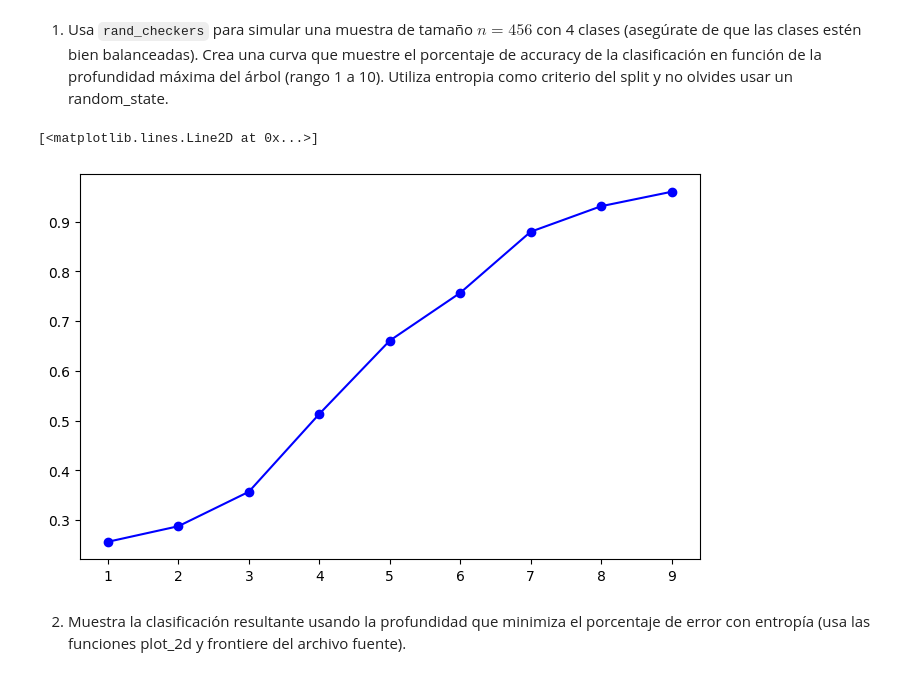
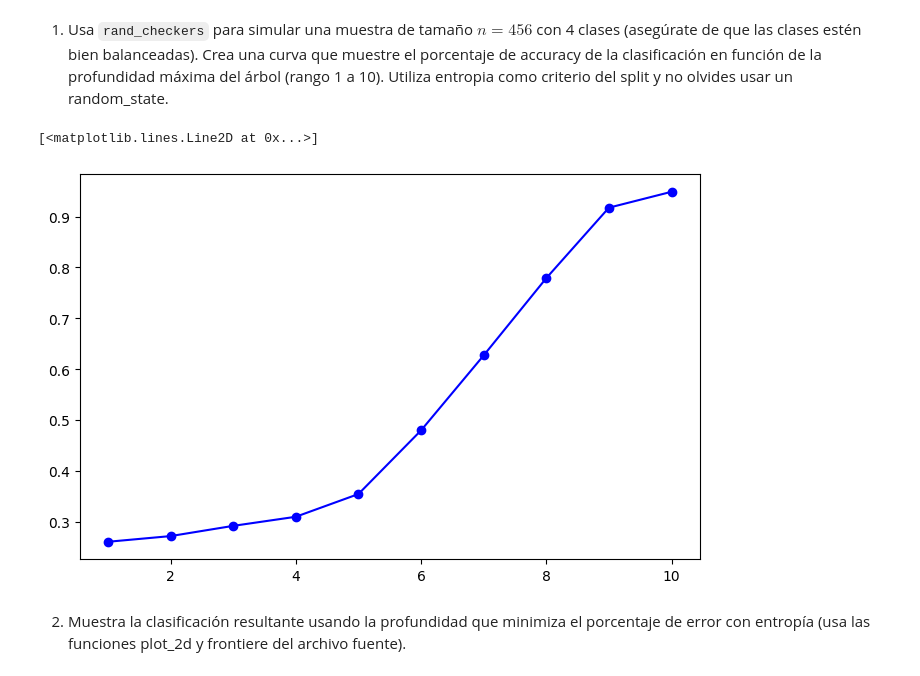
Before and after one commit to nicoArriagadaj/Lab6, a Jupyter notebook: Laboratorio_6.ipynb, the cells around one changed output. Cells and saved outputs as stored; diff of their text form; code cells hidden in the pictures.

```diff
--- a/Laboratorio_6.ipynb
+++ b/Laboratorio_6.ipynb
@@ -88,27 +88,27 @@ CART considera las siguientes medidas de impureza $H$:
 # %%
 import numpy as np
 import matplotlib.pyplot as plt
 from sklearn.tree import DecisionTreeClassifier
 
 sigma = 0.1
 data  = rand_checkers(114,114,114,114,sigma)
 
 X = data[:, :2]
 Y = data[:, 2]
 
 accuracies = []
-for i in range(1,10):
+for i in range(1,11):
     dt = DecisionTreeClassifier(max_depth=i, criterion='entropy')
     dt.fit(X,Y)
     accuracy = dt.score(X, Y)
     accuracies.append(accuracy)
 
 
 plt.figure(figsize=(8, 5))
-plt.plot( range(1,10) , accuracies,  marker='o', color='blue')
+plt.plot( range(1,11) , accuracies,  marker='o', color='blue')
 # %% [output]
 [<matplotlib.lines.Line2D at 0x...>]
-[figure, old version]
+[figure, new version]
 # %% [markdown]
 2. Muestra la clasificación resultante usando la profundidad que minimiza el porcentaje de error con entropía (usa las funciones plot_2d y frontiere del archivo fuente).
 # %%
```
Also changed, not shown: parts of 3 cells of this notebook.
